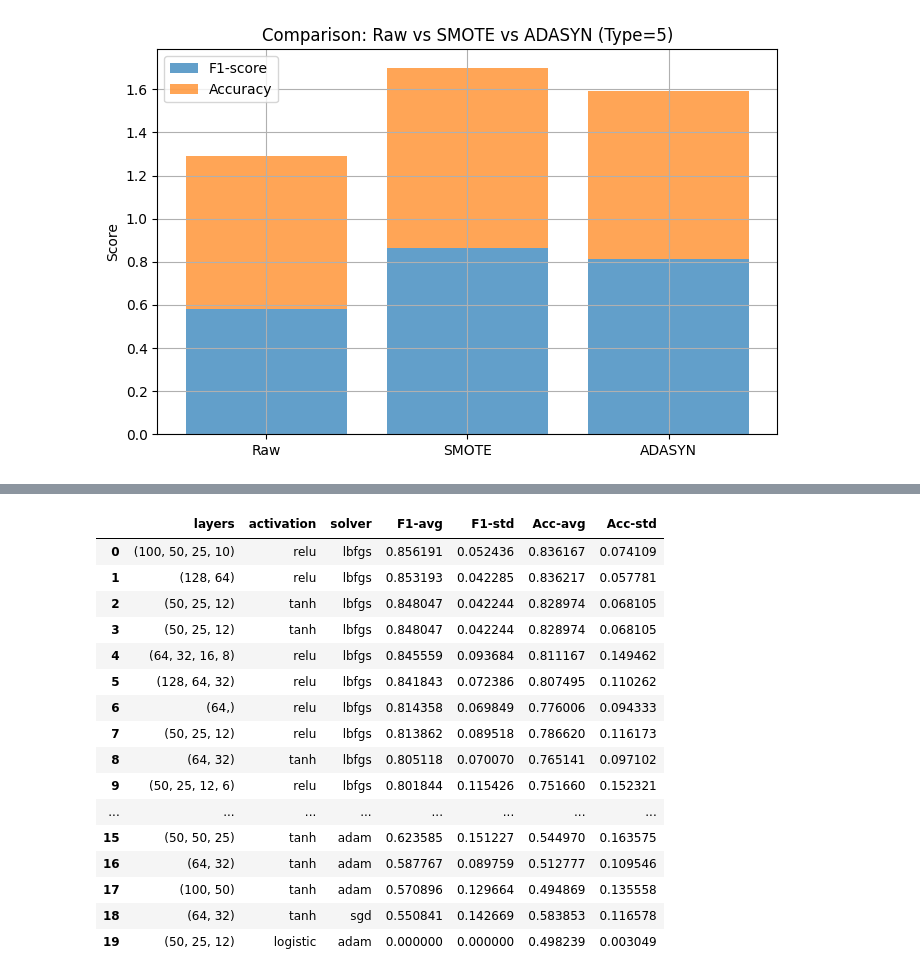
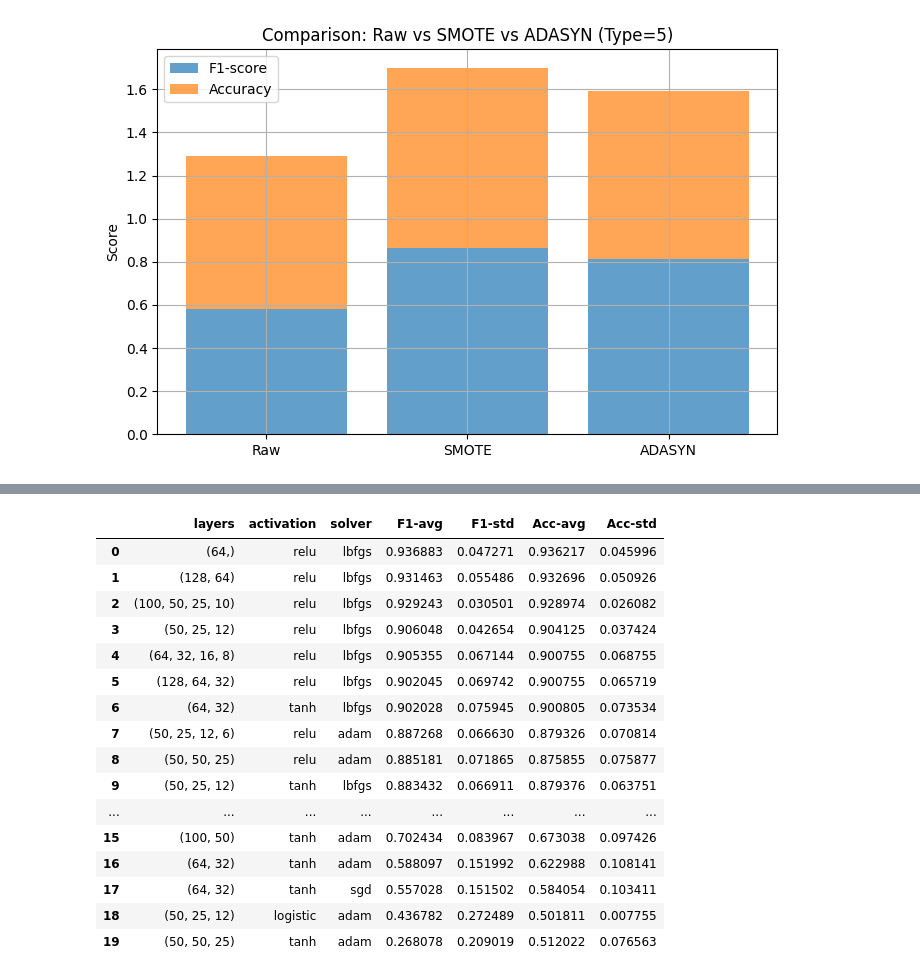
Before and after one commit to lcd12111/lb2, a Jupyter notebook: lp2/444.ipynb, the cells around one changed output, grey strips where cells are left out. Saved outputs shown, nothing was run; the diff lists cells and outputs as text; code cells hidden in the pictures.

```diff
--- a/lp2/444.ipynb
+++ b/lp2/444.ipynb
@@ -251,12 +262,18 @@ from sklearn.neural_network import MLPClassifier
 from sklearn.preprocessing import MinMaxScaler
 from imblearn.over_sampling import ADASYN
 
-# --------------------------------
-# 📂 2. 加载训练数据（使用 sorted_data.csv）
-# --------------------------------
-df = pd.read_csv("sorted_data.csv")  # 修改为 sorted_data.csv
-X = df.drop(columns=["Type"])  # 假设训练集包含 "Type" 列
-y = (df["Type"] == 5).astype(int)  # 将 Type=5 转为二分类目标（1 表示 Type=5，0 表示其他类型）
+# ----------------------------
+# 1. 加载数据（使用用户提供的sorted_data.csv）
+# ----------------------------
+train_data = pd.read_excel('Data_Set_(A+B).xlsx')
+
+# ----------------------------
+# 2. 特征/目标分离（保持原始逻辑）
+# ----------------------------
+# 修改点：将type=5转换为二分类目标
+X = train_data.drop(columns=["Type"])  # 假设特征列不包含type列
+y = (train_data["Type"] == 5).astype(int)  # 将type=5转为1，其他转为0
+
 
 # --------------------------------
 # 🔄 3. 归一化
@@ -273,27 +290,33 @@ X_bal, y_bal = adasyn.fit_resample(X, y)
 # --------------------------------
 # ⚙️ 5. 模型结构组合列表
 # --------------------------------
-config_list = [
-    {"layers": (50, 25, 12),         "activation": "relu",    "solver": "adam"},
-    {"layers": (50, 25, 12),         "activation": "tanh",    "solver": "adam"},
-    {"layers": (50, 25, 12),         "activation": "logistic","solver": "adam"},
-    {"layers": (50, 25, 12),         "activation": "relu",    "solver": "lbfgs"},
-    {"layers": (50, 25, 12),         "activation": "tanh",    "solver": "lbfgs"},
-    {"layers": (64,),                "activation": "relu",    "solver": "lbfgs"},
-    {"layers": (128, 64),            "activation": "relu",    "solver": "lbfgs"},
-    {"layers": (100, 50, 25, 10),    "activation": "relu",    "solver": "lbfgs"},
-    {"layers": (64, 32, 16, 8),      "activation": "relu",    "solver": "lbfgs"},
-    {"layers": (50, 25, 12, 6),      "activation": "relu",    "solver": "lbfgs"},
-    {"layers": (64, 32),             "activation": "tanh",    "solver": "adam"},
-    {"layers": (64, 32),             "activation": "tanh",    "solver": "lbfgs"},
-    {"layers": (64, 32),             "activation": "tanh",    "solver": "sgd"},
-    {"layers": (50, 50, 25),         "activation": "relu",    "solver": "adam"},
-    {"layers": (50, 50, 25),         "activation": "tanh",    "solver": "adam"},
-    {"layers": (100, 50),            "activation": "tanh",    "solver": "adam"},
-    {"layers": (128, 64, 32),        "activation": "relu",    "solver": "lbfgs"},
-    {"layers": (50, 25, 12),         "activation": "tanh",    "solver": "lbfgs"},
-    {"layers": (50, 25, 12),         "activation": "relu",    "solver": "adam"},
-    {"layers": (50, 25, 12, 6),      "activation": "relu",    "solver": "adam"},
+config_list = config_list = [
+    # 原始配置组
+    {"layers": (50, 25, 12), "activation": "relu", "solver": "adam"},
+    {"layers": (50, 25, 12), "activation": "tanh", "solver": "adam"},
+    {"layers": (50, 25, 12), "activation": "logistic", "solver": "adam"},
+    {"layers": (50, 25, 12), "activation": "relu", "solver": "lbfgs"},
+    {"layers": (50, 25, 12), "activation": "tanh", "solver": "lbfgs"},
+
+    # 扩展结构组
+    {"layers": (64,), "activation": "relu", "solver": "lbfgs"},
+    {"layers": (128, 64), "activation": "relu", "solver": "lbfgs"},
+    {"layers": (100, 50, 25, 10), "activation": "relu", "solver": "lbfgs"},
+    {"layers": (64, 32, 16, 8), "activation": "relu", "solver": "lbfgs"},
+    {"layers": (50, 25, 12, 6), "activation": "relu", "solver": "lbfgs"},
+
+    # 混合配置组
+    {"layers": (64, 32), "activation": "tanh", "solver": "adam"},
+    {"layers": (64, 32), "activation": "tanh", "solver": "lbfgs"},
+    {"layers": (64, 32), "activation": "tanh", "solver": "sgd"},
+
+    {"layers": (50, 50,25), "activation": "relu", "solver": "adam"},
+    {"layers": (50, 50,25), "activation": "tanh", "solver": "adam"},
+    {"layers": (100, 50), "activation": "tanh", "solver": "adam"},
+    {"layers": (128, 64, 32), "activation": "relu", "solver": "lbfgs"},
+    {"layers": (50, 25, 12), "activation": "tanh", "solver": "lbfgs"},
+    {"layers": (50, 25, 12), "activation": "relu", "solver": "adam"},
+    {"layers": (50, 25, 12,6), "activation": "relu", "solver": "adam"},
 ]
 
 # --------------------------------
@@ -347,20 +375,20 @@ Increase the number of iterations (max_iter) or scale the data as shown in:
 |  | layers | activation | solver | F1-avg | F1-std | Acc-avg | Acc-std |
-| 0 | (100, 50, 25, 10) | relu | lbfgs | 0.856191 | 0.052436 | 0.836167 | 0.074109 |
-| 1 | (128, 64) | relu | lbfgs | 0.853193 | 0.042285 | 0.836217 | 0.057781 |
-| 2 | (50, 25, 12) | tanh | lbfgs | 0.848047 | 0.042244 | 0.828974 | 0.068105 |
-| 3 | (50, 25, 12) | tanh | lbfgs | 0.848047 | 0.042244 | 0.828974 | 0.068105 |
-| 4 | (64, 32, 16, 8) | relu | lbfgs | 0.845559 | 0.093684 | 0.811167 | 0.149462 |
-| 5 | (128, 64, 32) | relu | lbfgs | 0.841843 | 0.072386 | 0.807495 | 0.110262 |
-| 6 | (64,) | relu | lbfgs | 0.814358 | 0.069849 | 0.776006 | 0.094333 |
-| 7 | (50, 25, 12) | relu | lbfgs | 0.813862 | 0.089518 | 0.786620 | 0.116173 |
-| 8 | (64, 32) | tanh | lbfgs | 0.805118 | 0.070070 | 0.765141 | 0.097102 |
-| 9 | (50, 25, 12, 6) | relu | lbfgs | 0.801844 | 0.115426 | 0.751660 | 0.152321 |
+| 0 | (64,) | relu | lbfgs | 0.936883 | 0.047271 | 0.936217 | 0.045996 |
+| 1 | (128, 64) | relu | lbfgs | 0.931463 | 0.055486 | 0.932696 | 0.050926 |
+| 2 | (100, 50, 25, 10) | relu | lbfgs | 0.929243 | 0.030501 | 0.928974 | 0.026082 |
+| 3 | (50, 25, 12) | relu | lbfgs | 0.906048 | 0.042654 | 0.904125 | 0.037424 |
+| 4 | (64, 32, 16, 8) | relu | lbfgs | 0.905355 | 0.067144 | 0.900755 | 0.068755 |
+| 5 | (128, 64, 32) | relu | lbfgs | 0.902045 | 0.069742 | 0.900755 | 0.065719 |
+| 6 | (64, 32) | tanh | lbfgs | 0.902028 | 0.075945 | 0.900805 | 0.073534 |
+| 7 | (50, 25, 12, 6) | relu | adam | 0.887268 | 0.066630 | 0.879326 | 0.070814 |
+| 8 | (50, 50, 25) | relu | adam | 0.885181 | 0.071865 | 0.875855 | 0.075877 |
+| 9 | (50, 25, 12) | tanh | lbfgs | 0.883432 | 0.066911 | 0.879376 | 0.063751 |
 | ... | ... | ... | ... | ... | ... | ... | ... |
-| 15 | (50, 50, 25) | tanh | adam | 0.623585 | 0.151227 | 0.544970 | 0.163575 |
-| 16 | (64, 32) | tanh | adam | 0.587767 | 0.089759 | 0.512777 | 0.109546 |
-| 17 | (100, 50) | tanh | adam | 0.570896 | 0.129664 | 0.494869 | 0.135558 |
-| 18 | (64, 32) | tanh | sgd | 0.550841 | 0.142669 | 0.583853 | 0.116578 |
-| 19 | (50, 25, 12) | logistic | adam | 0.000000 | 0.000000 | 0.498239 | 0.003049 |
+| 15 | (100, 50) | tanh | adam | 0.702434 | 0.083967 | 0.673038 | 0.097426 |
+| 16 | (64, 32) | tanh | adam | 0.588097 | 0.151992 | 0.622988 | 0.108141 |
+| 17 | (64, 32) | tanh | sgd | 0.557028 | 0.151502 | 0.584054 | 0.103411 |
+| 18 | (50, 25, 12) | logistic | adam | 0.436782 | 0.272489 | 0.501811 | 0.007755 |
+| 19 | (50, 50, 25) | tanh | adam | 0.268078 | 0.209019 | 0.512022 | 0.076563 |
 # %%
 # import pandas as pd
 # import numpy as np
```
Also changed, not shown: parts of 3 cells of this notebook, 4 other files.
